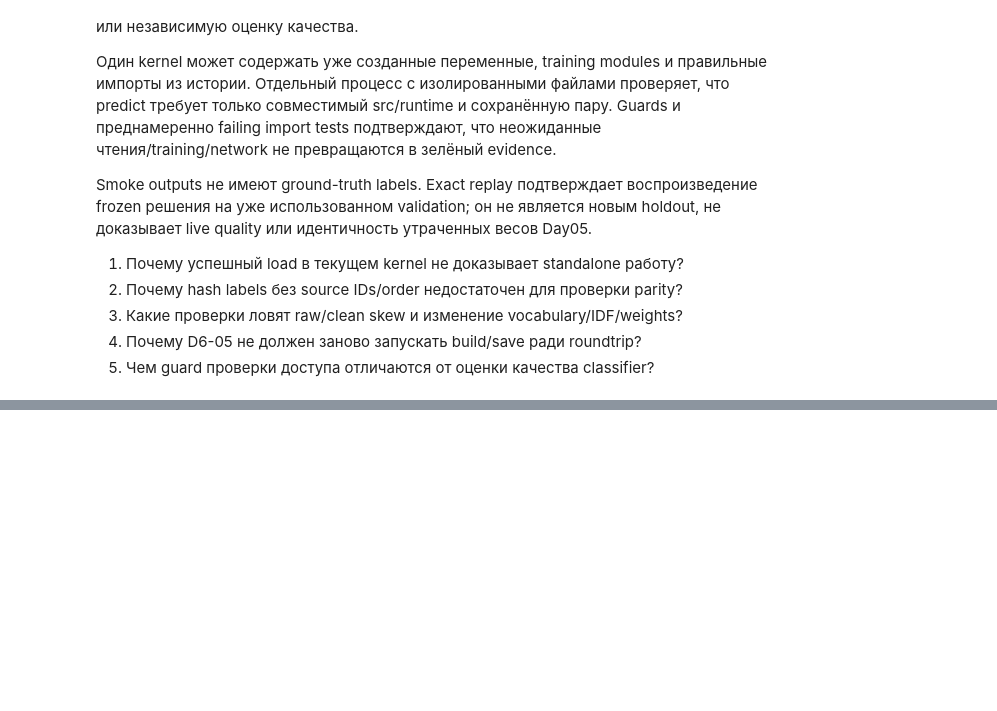
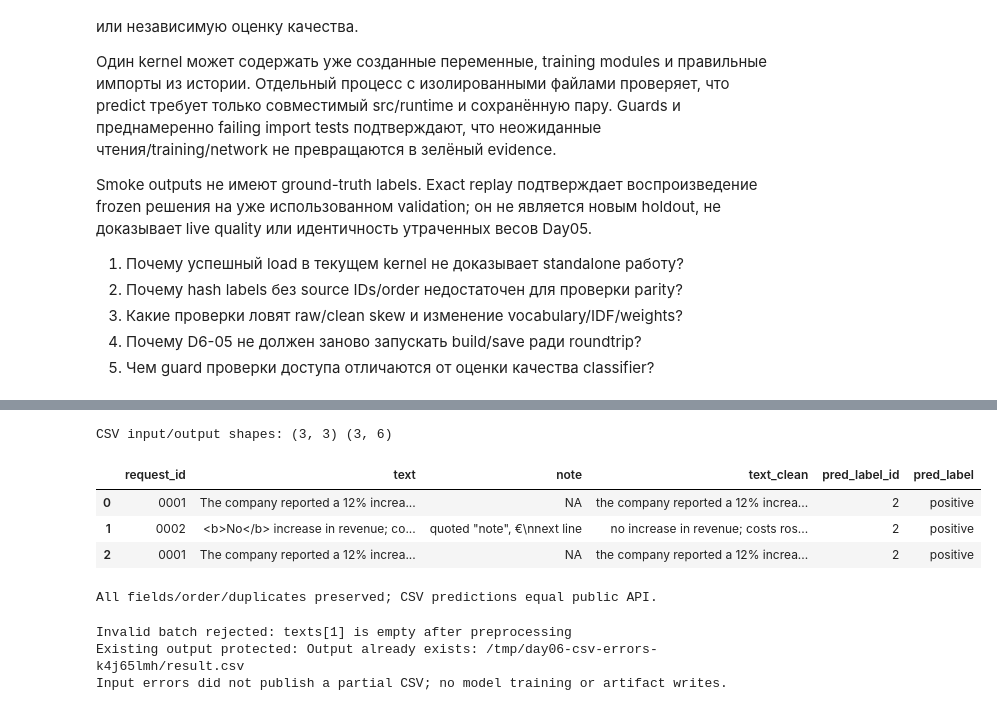
Before and after one commit to HomeboyMakkri/Text-classification, a Jupyter notebook: notebooks/day06_inference.ipynb, the cells around one changed output, grey strips where cells are left out. Drawn from its saved outputs; the diff is of its cells as text; code cells hidden in the pictures; blank space fills up the shorter version.

Commit message:
feat: add validated CSV sentiment inference CLI

```diff
--- a/notebooks/day06_inference.ipynb
+++ b/notebooks/day06_inference.ipynb
@@ -396,0 +407,61 @@ Smoke outputs не имеют ground-truth labels. Exact replay подтверж
+# %%
+import csv
+from tempfile import TemporaryDirectory
+from finnews_sentiment.models.predict import predict_for_file
+
+csv_input_table = pd.DataFrame({
+    "request_id": ["0001", "0002", "0001"],
+    "text": raw_batch,
+    "note": ["NA", 'quoted "note", €\nnext line', "NA"],
+})
+with TemporaryDirectory(prefix="day06-csv-notebook-") as directory:
+    csv_input_path = Path(directory) / "new_news.csv"
+    csv_output_path = Path(directory) / "predictions.csv"
+    with csv_input_path.open("w", encoding="utf-8", newline="") as stream:
+        writer = csv.writer(stream)
+        writer.writerow(csv_input_table.columns.tolist())
+        writer.writerows(csv_input_table.itertuples(index=False, name=None))
+    csv_input_before = csv_input_path.read_bytes()
+    predict_for_file(bundle_path, csv_input_path, csv_output_path)
+    csv_output_table = pd.read_csv(csv_output_path, dtype="str", keep_default_na=False)
+    assert csv_input_path.read_bytes() == csv_input_before
+
+pd.testing.assert_frame_equal(csv_output_table[csv_input_table.columns], csv_input_table)
+assert csv_output_table["text_clean"].tolist() == [item.text_clean for item in batch_predictions]
+assert csv_output_table["pred_label_id"].tolist() == [str(item.pred_label_id) for item in batch_predictions]
+assert csv_output_table["pred_label"].tolist() == [item.pred_label for item in batch_predictions]
+print("CSV input/output shapes:", csv_input_table.shape, csv_output_table.shape)
+display(csv_output_table)
+print("All fields/order/duplicates preserved; CSV predictions equal public API.")
+# %% [output]
+CSV input/output shapes: (3, 3) (3, 6)
+|  | request_id | text | note | text_clean | pred_label_id | pred_label |
+| 0 | 0001 | The company reported a 12% increa... | NA | the company reported a 12% increa... | 2 | positive |
+| 1 | 0002 | <b>No</b> increase in revenue; co... | quoted "note", €\nnext line | no increase in revenue; costs ros... | 2 | positive |
+| 2 | 0001 | The company reported a 12% increa... | NA | the company reported a 12% increa... | 2 | positive |
+All fields/order/duplicates preserved; CSV predictions equal public API.
+# %%
+with TemporaryDirectory(prefix="day06-csv-errors-") as directory:
+    bad_input = Path(directory) / "bad.csv"
+    bad_output = Path(directory) / "result.csv"
+    bad_input.write_text('text\n"A valid financial sentence."\n"<b></b>"\n', encoding="utf-8")
+    try:
+        predict_for_file(bundle_path, bad_input, bad_output)
+    except ValueError as error:
+        print("Invalid batch rejected:", error)
+    else:
+        raise AssertionError("Empty-after-clean CSV row must fail")
+    assert not bad_output.exists()
+    bad_output.write_bytes(b"preserve existing output")
+    try:
+        predict_for_file(bundle_path, bad_input, bad_output)
+    except FileExistsError as error:
+        print("Existing output protected:", error)
+    else:
+        raise AssertionError("Existing output must not be replaced")
+    assert bad_output.read_bytes() == b"preserve existing output"
+print("Input errors did not publish a partial CSV; no model training or artifact writes.")
+# %% [output]
+Invalid batch rejected: texts[1] is empty after preprocessing
+Existing output protected: Output already exists: /tmp/day06-csv-errors-k4j65lmh/result.csv
+Input errors did not publish a partial CSV; no model training or artifact writes.
```
Also changed, not shown: parts of 3 cells of this notebook, 6 other files.
